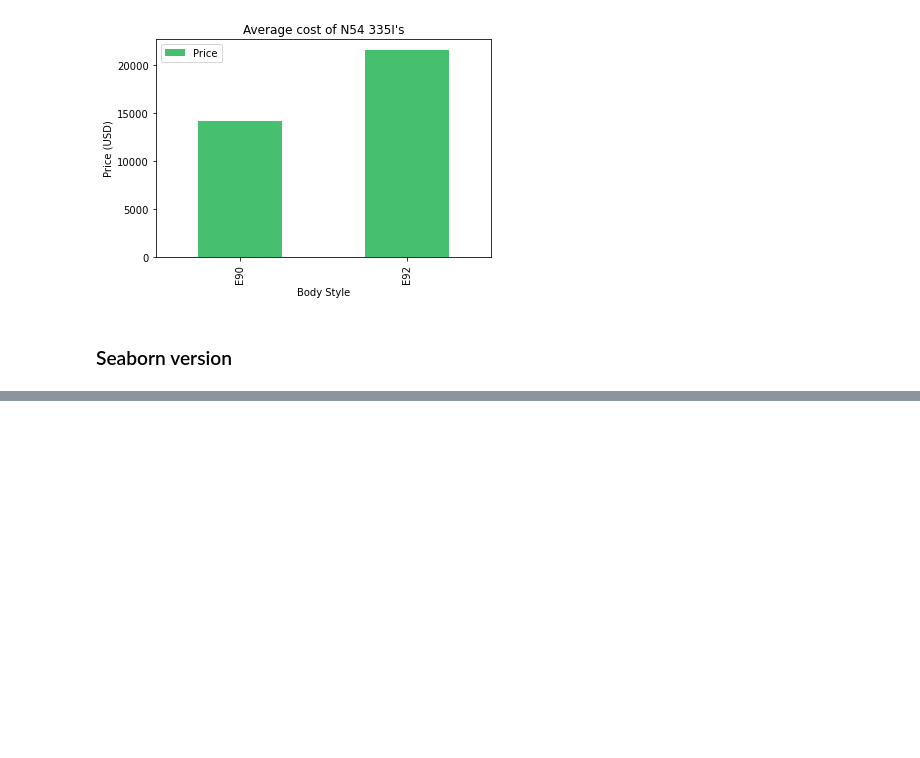
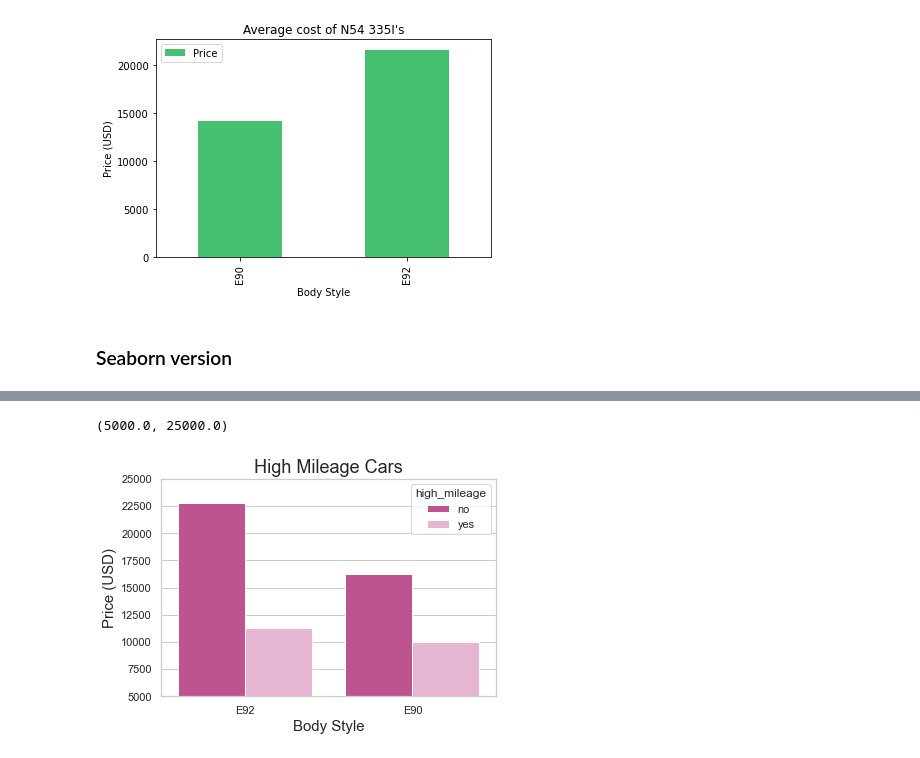
Before and after one commit to MarioRashadHUB/BMW-Price-Analysis, a Jupyter notebook: eda.ipynb, the cells around one changed output, grey strips where cells are left out. Saved outputs shown, nothing was run; the diff lists cells and outputs as text; code cells hidden in the pictures; blank space fills up the shorter version.

```diff
--- a/eda.ipynb
+++ b/eda.ipynb
@@ -238,0 +260,15 @@ sns.barplot(data=df, x='body_style', y='Price')
+# %%
+sns.set_palette("PiYG")
+
+high_miles_graph = sns.barplot(data=df, x='body_style', y='Price', hue = 'high_mileage', ci = None)
+
+high_miles_graph.set_xlabel("Body Style", fontsize = 15)
+
+high_miles_graph.set_ylabel("Price (USD)", fontsize = 15)
+
+high_miles_graph.set_title("High Mileage Cars", fontsize = 18)
+
+high_miles_graph.set_ylim(5000, 25000)
+# %% [output]
+(5000.0, 25000.0)
+[figure, added]
```
Also changed, not shown: parts of 4 cells of this notebook.
